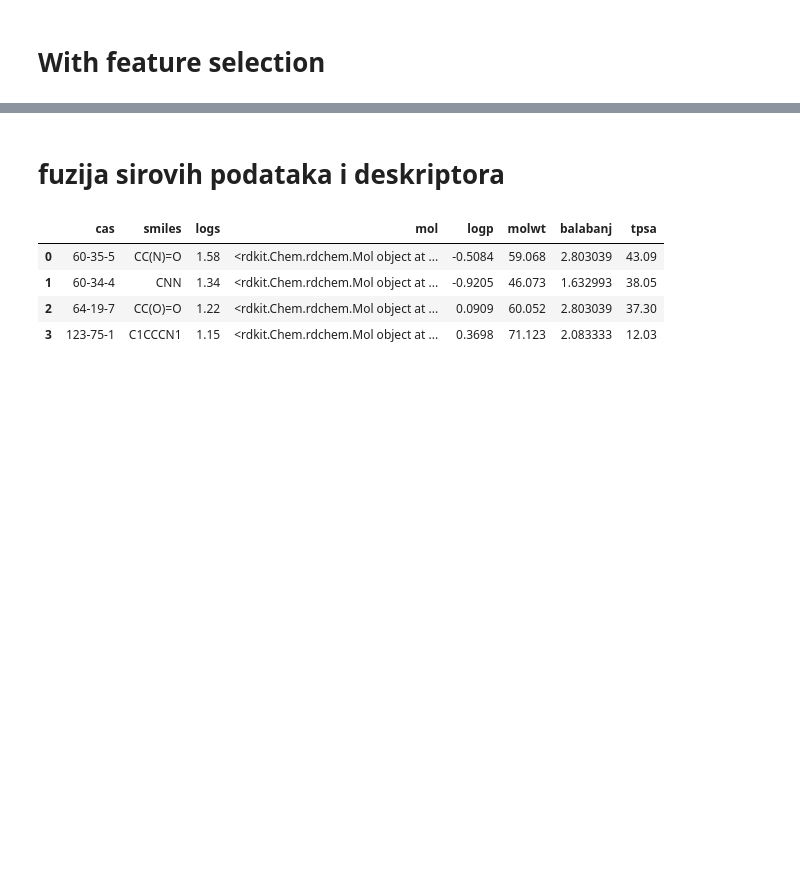
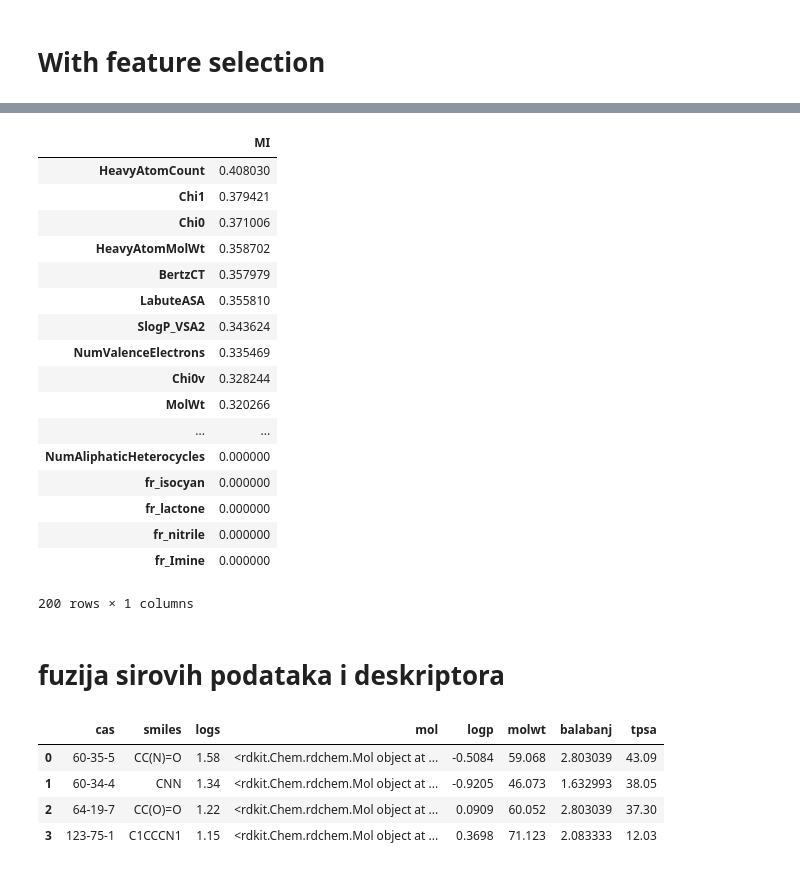
Before and after one commit to CrazyHooch1/modeliranje-tutorial, a Jupyter notebook: Tutorial 2/fs_tut.ipynb, the cells around one changed output, grey strips where cells are left out. Cells and saved outputs as stored; diff of their text form; code cells hidden in the pictures; blank space fills up the shorter version.

```diff
--- a/Tutorial 2/fs_tut.ipynb
+++ b/Tutorial 2/fs_tut.ipynb
@@ -107,2 +101,0 @@ model = LinearRegression()
-# %%
-model.fit(X_train, y_train)
@@ -115,18 +106,10 @@ from sklearn.metrics import mean_squared_error, r2_score
 # %%
-# The coefficients
-#print('Coefficients: \n', model.coef_)
+lr_model = LinearRegression()
+lr_model.fit(X_train, y_train)
+pred = lr_model.predict(X_test)
 # The mean squared error
 print("Mean squared error: %.2f"
       % mean_squared_error(y_test, pred))
 # Explained variance score: 1 is perfect prediction
 print('Variance score: %.2f' % r2_score(y_test, pred))
-
-# Plot outputs
-#plt.scatter(X_test, y_test)
-#lt.plot(X_test, y_pred, color='blue', linewidth=3)
-
-#plt.xticks(())
-#plt.yticks(())
-
-#plt.show()
 # %% [output]
@@ -134,0 +120,9 @@ Variance score: -650206.59
+# %%
+dt_model = DecisionTreeRegressor()
+dt_model.fit(X_train, y_train)
+pred = dt_model.predict(X_test)
+# The mean squared error
+print("Mean squared error: %.2f"
+      % mean_squared_error(y_test, pred))
+# Explained variance score: 1 is perfect prediction
+print('Variance score: %.2f' % r2_score(y_test, pred))
@@ -139,4 +134,4 @@ from sklearn.feature_selection import mutual_info_regression
 # %%
 mreg = mutual_info_regression(X_train, y_train)
 # %%
-fs_results = pd.DataFrame({'feature':feature_names, 'mi':mreg})
+fs_results = pd.DataFrame(data = mreg, index = feature_names, columns=['MI'])
@@ -163,3 +138,25 @@ fs_results = pd.DataFrame({'feature':feature_names, 'mi':mreg})
+# %%
+# Order features in descending order based on the MI
+fs_results.sort_values(by='MI', ascending=False)
+# %% [output]
+|  | MI |
+| HeavyAtomCount | 0.408030 |
+| Chi1 | 0.379421 |
+| Chi0 | 0.371006 |
+| HeavyAtomMolWt | 0.358702 |
+| BertzCT | 0.357979 |
+| LabuteASA | 0.355810 |
+| SlogP_VSA2 | 0.343624 |
+| NumValenceElectrons | 0.335469 |
+| Chi0v | 0.328244 |
+| MolWt | 0.320266 |
+| ... | ... |
+| NumAliphaticHeterocycles | 0.000000 |
+| fr_isocyan | 0.000000 |
+| fr_lactone | 0.000000 |
+| fr_nitrile | 0.000000 |
+| fr_Imine | 0.000000 |
+200 rows × 1 columns
 # %% [markdown]
 # fuzija sirovih podataka i deskriptora
 # %%
```
Also changed, not shown: parts of 30 cells of this notebook.
